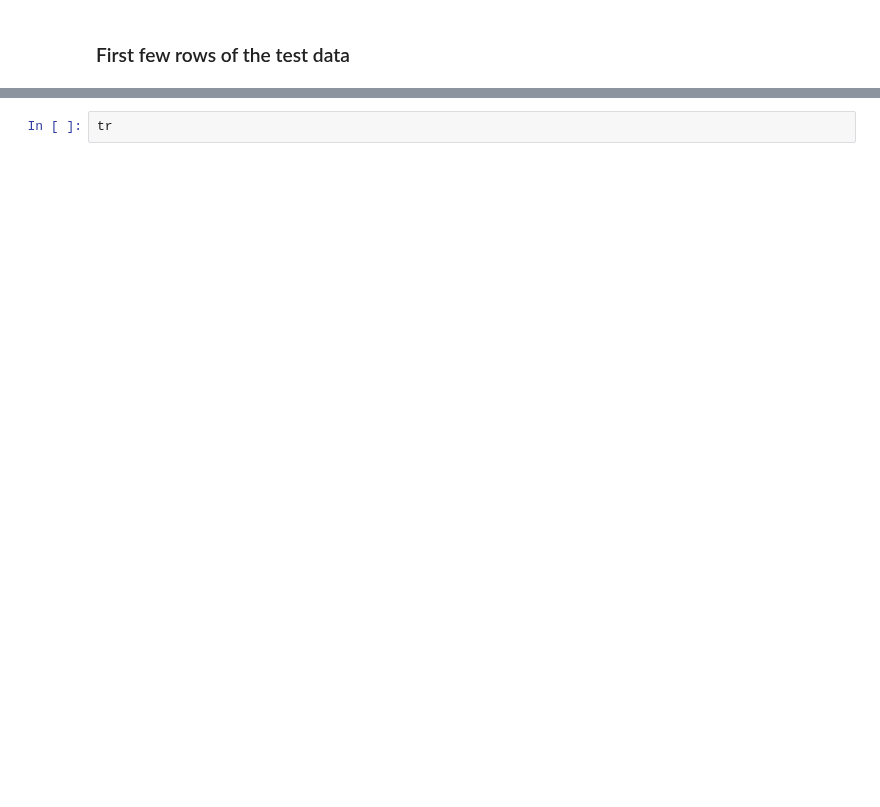
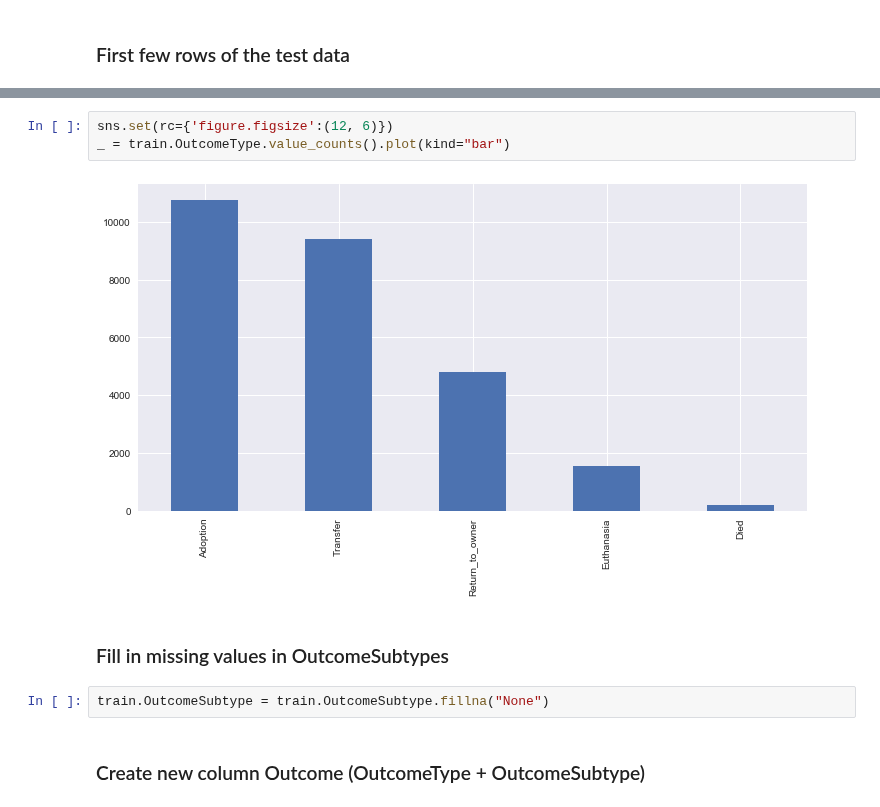
Before and after one commit to pstetz/Kaggle, a Jupyter notebook: in_progress/shelter/1_start.ipynb, the cells around one changed output, grey strips where cells are left out. Saved outputs shown, nothing was run; the diff lists cells and outputs as text; blank space fills up the shorter version.

Commit message:
some nice visuals in shelter

```diff
--- a/in_progress/shelter/1_start.ipynb
+++ b/in_progress/shelter/1_start.ipynb
@@ -58,5 +74,14 @@ test.head()
 | 2 | 3 | Gus | 2016-01-13 12:20:00 | Cat | Neutered Male | 1 year | Domestic Shorthair Mix | Brown Tabby |
 | 3 | 4 | Pongo | 2013-12-28 18:12:00 | Dog | Intact Male | 4 months | Collie Smooth Mix | Tricolor |
 | 4 | 5 | Skooter | 2015-09-24 17:59:00 | Dog | Neutered Male | 2 years | Miniature Poodle Mix | White |
-# %%
-tr
+# %%
+sns.set(rc={'figure.figsize':(12, 6)})
+_ = train.OutcomeType.value_counts().plot(kind="bar")
+# %% [output]
+[figure, added]
+# %% [markdown]
+### Fill in missing values in OutcomeSubtypes
+# %%
+train.OutcomeSubtype = train.OutcomeSubtype.fillna("None")
+# %% [markdown]
+### Create new column Outcome (OutcomeType + OutcomeSubtype)
```
Also changed, not shown: parts of 7 cells of this notebook.
